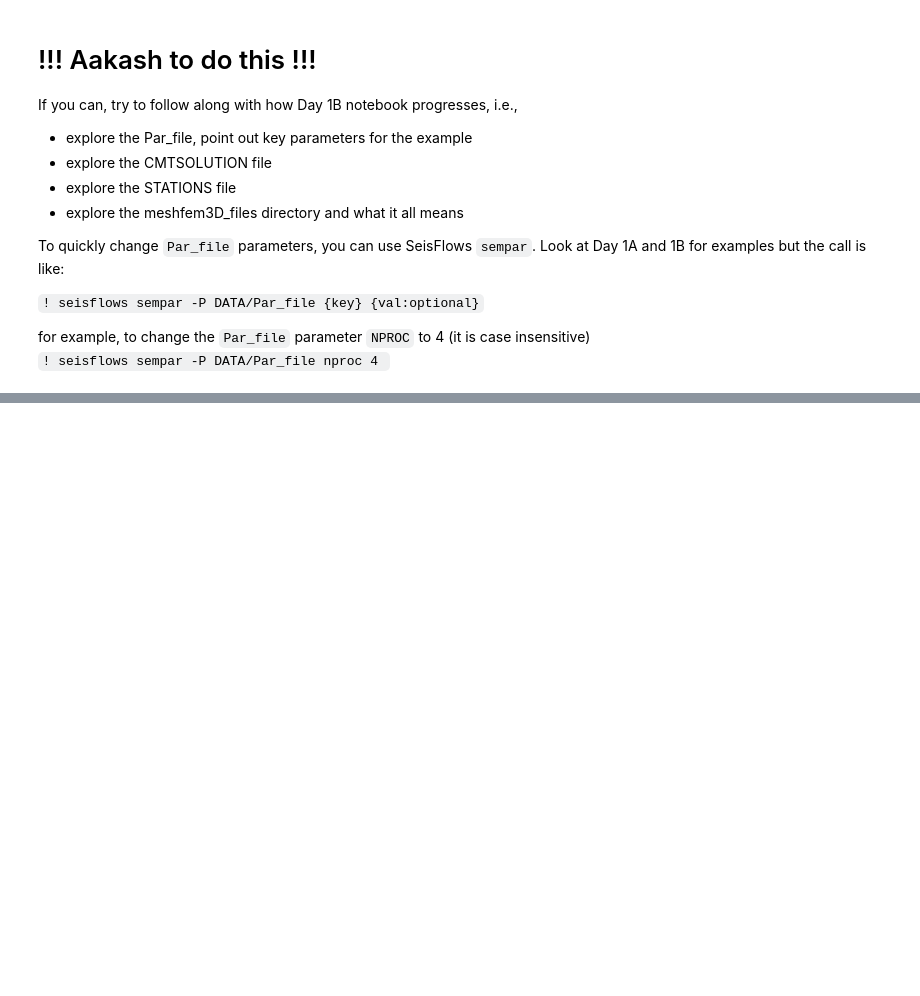
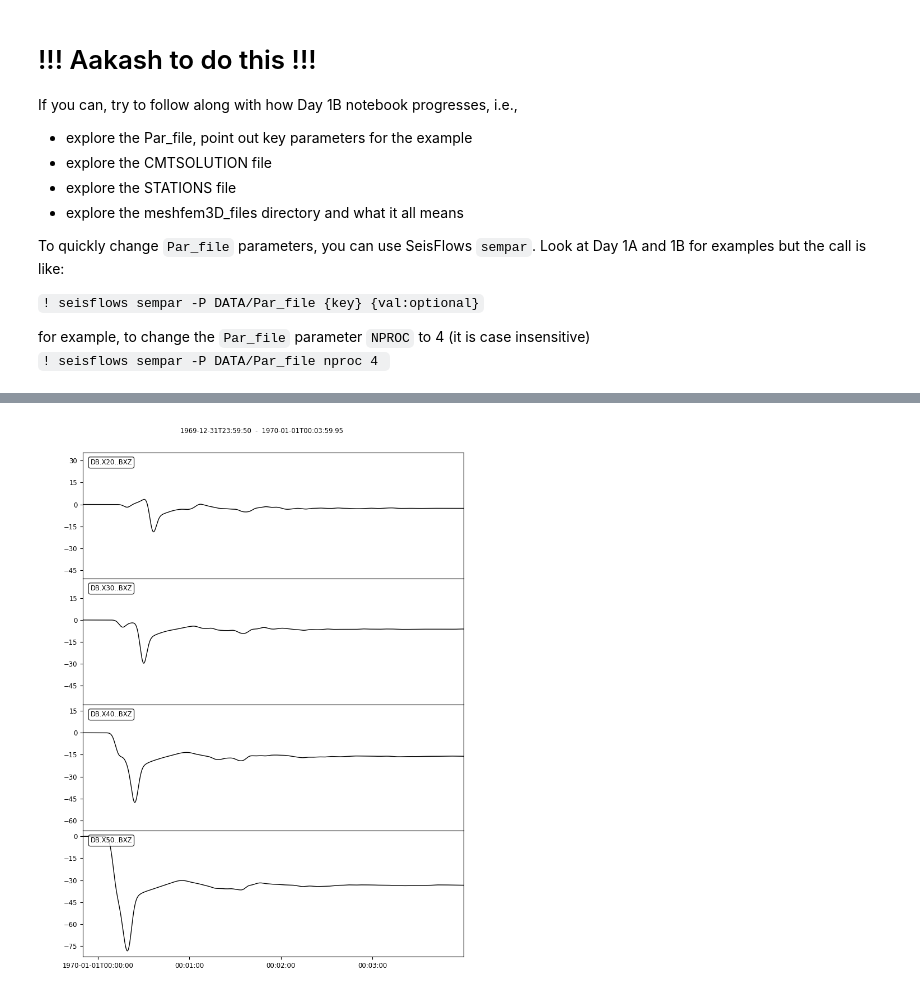
Before and after one commit to adjtomo/adjdocs, a Jupyter notebook: workshops/2022-10-05_specfem_users/day_1c_intro_specfem3d.ipynb, the cells around one changed output, grey strips where cells are left out. Cells and saved outputs as stored; diff of their text form; code cells hidden in the pictures; blank space fills up the shorter version.

```diff
--- a/workshops/2022-10-05_specfem_users/day_1c_intro_specfem3d.ipynb
+++ b/workshops/2022-10-05_specfem_users/day_1c_intro_specfem3d.ipynb
@@ -83,0 +131,6 @@ for example, to change the `Par_file` parameter `NPROC` to 4 (it is case insensi
+# %%
+# We can use wildcards to plot multiple waveforms at once
+! seisflows plotst OUTPUT_FILES/DB.X??.BXZ.semd --savefig DB.Xnn.BXZ.semd.png
+Image("DB.Xnn.BXZ.semd.png")
+# %% [output]
+[figure, added]
```
Also changed, not shown: parts of 11 cells of this notebook.
